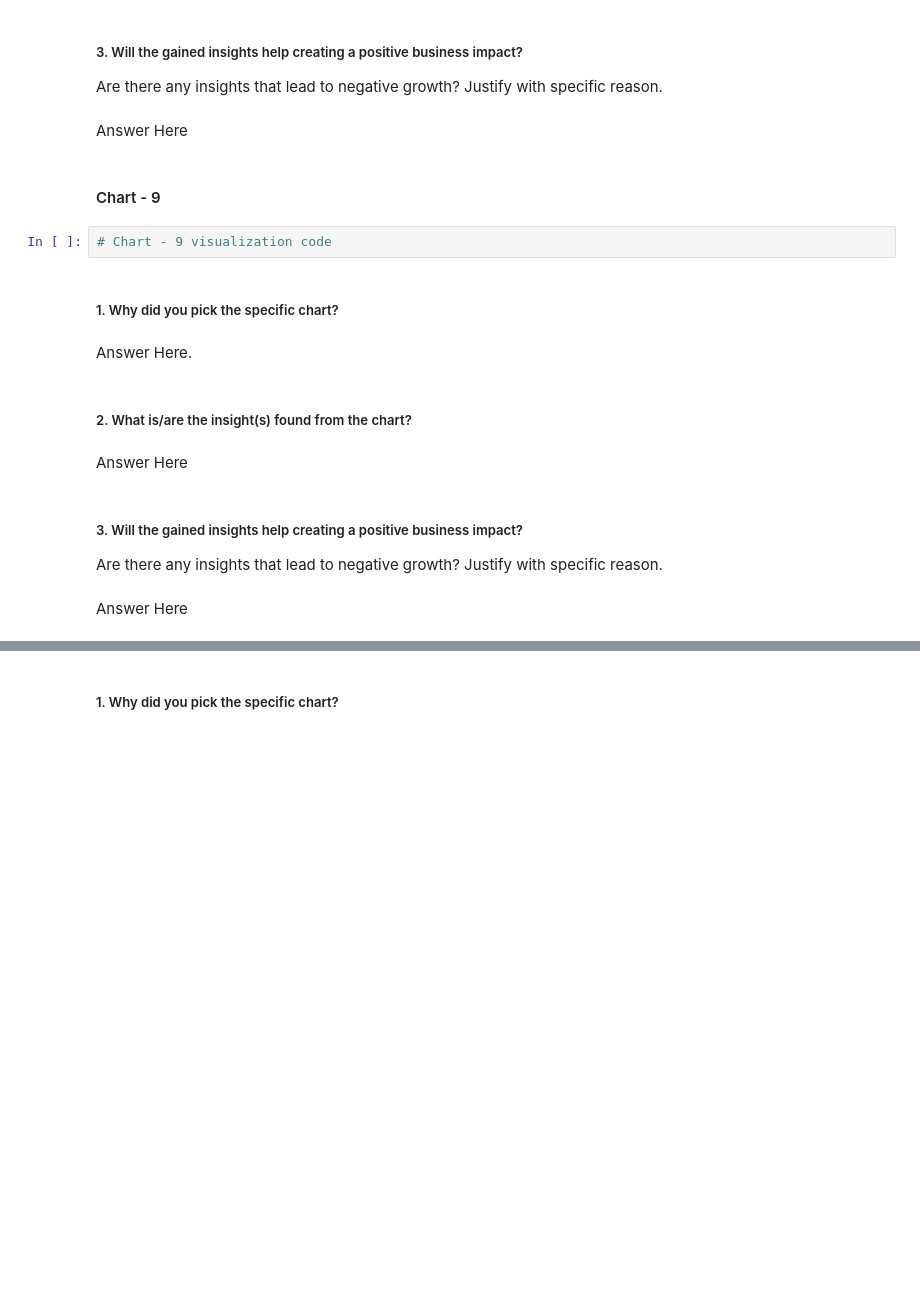
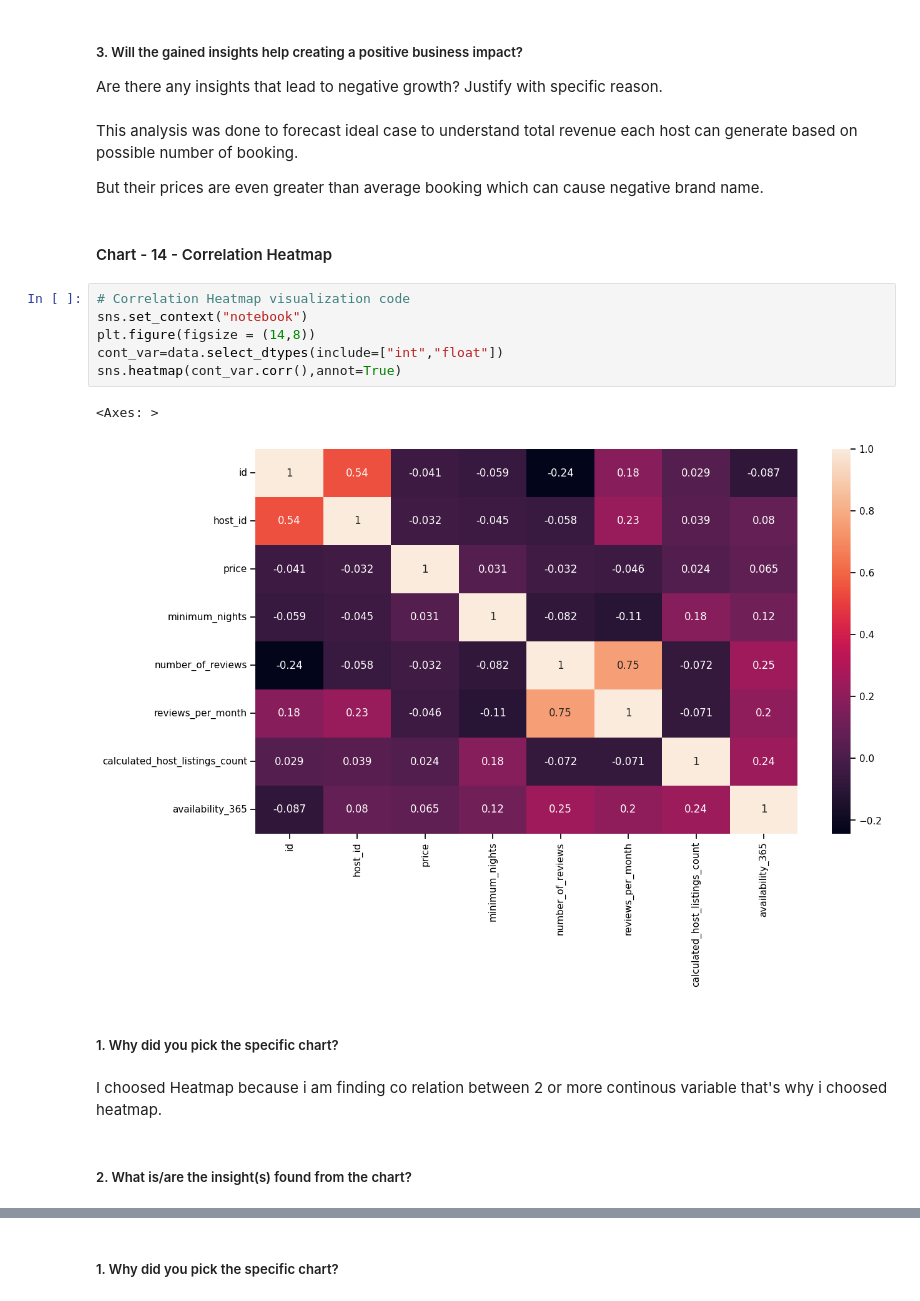
Before and after one commit to hitesh-lalwanii/Airbnb-Booking-Analysis, a Jupyter notebook: Airbnb_Booking_Analysis_By_Hitesh_Lalwani_(_Cohort_Lima).ipynb, the cells around one changed output, grey strips where cells are left out. Drawn from its saved outputs; the diff is of its cells as text; blank space fills up the shorter version.

```diff
--- a/Airbnb_Booking_Analysis_By_Hitesh_Lalwani_(_Cohort_Lima).ipynb
+++ b/Airbnb_Booking_Analysis_By_Hitesh_Lalwani_(_Cohort_Lima).ipynb
@@ -585,22 +597,24 @@ Answer Here
 # %% [markdown]
 ##### 3. Will the gained insights help creating a positive business impact?
 Are there any insights that lead to negative growth? Justify with specific reason.
-# %% [markdown]
-Answer Here
+# %% [markdown]
+This analysis was done to forecast ideal case to understand total revenue each host can generate based on possible number of booking.
+
+But their prices are even greater than average booking which can cause negative brand name.
 # %% [markdown]
-#### Chart - 9
+#### Chart - 14 - Correlation Heatmap
-# %%
-# Chart - 9 visualization code
+# %%
+# Correlation Heatmap visualization code
+sns.set_context("notebook")
+plt.figure(figsize = (14,8))
+cont_var=data.select_dtypes(include=["int","float"])
+sns.heatmap(cont_var.corr(),annot=True)
+# %% [output]
+<Axes: >
+[figure, added]
 # %% [markdown]
 ##### 1. Why did you pick the specific chart?
-# %% [markdown]
-Answer Here.
+# %% [markdown]
+I choosed Heatmap because i am finding co relation between 2 or more continous variable that's why i choosed heatmap.
 # %% [markdown]
 ##### 2. What is/are the insight(s) found from the chart?
-# %% [markdown]
-Answer Here
-# %% [markdown]
-##### 3. Will the gained insights help creating a positive business impact?
-Are there any insights that lead to negative growth? Justify with specific reason.
-# %% [markdown]
-Answer Here
```
Also changed, not shown: parts of 60 cells of this notebook.
